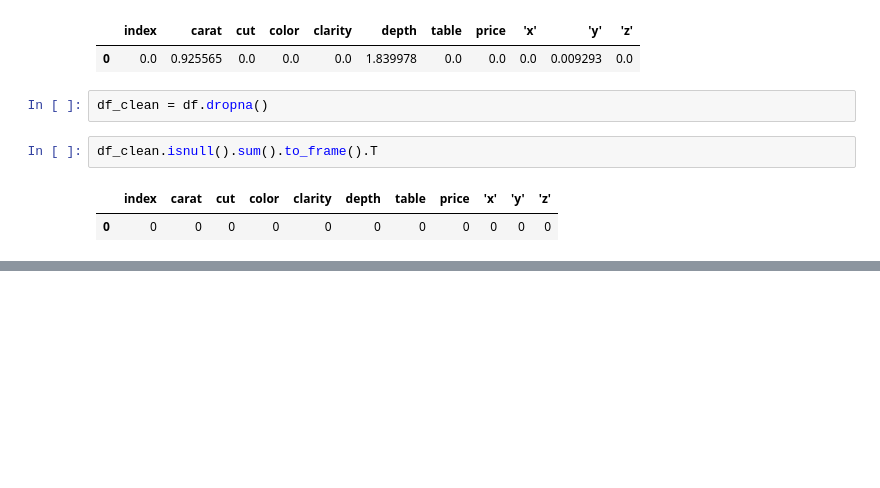
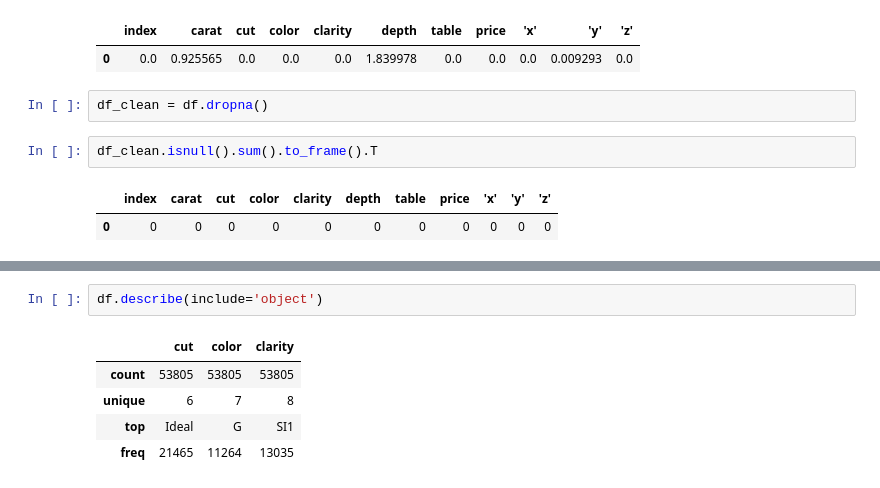
Before and after one commit to AntonGitOrlov/FirstRepository, a Jupyter notebook: stepik_AI.ipynb, the cells around one changed output, grey strips where cells are left out. Drawn from its saved outputs; the diff is of its cells as text; blank space fills up the shorter version.

```diff
--- a/stepik_AI.ipynb
+++ b/stepik_AI.ipynb
@@ -105,0 +132,8 @@ df_clean.isnull().sum().to_frame().T
+# %%
+df.describe(include='object')
+# %% [output]
+|  | cut | color | clarity |
+| count | 53805 | 53805 | 53805 |
+| unique | 6 | 7 | 8 |
+| top | Ideal | G | SI1 |
+| freq | 21465 | 11264 | 13035 |
```
Also changed, not shown: parts of 7 cells of this notebook.
